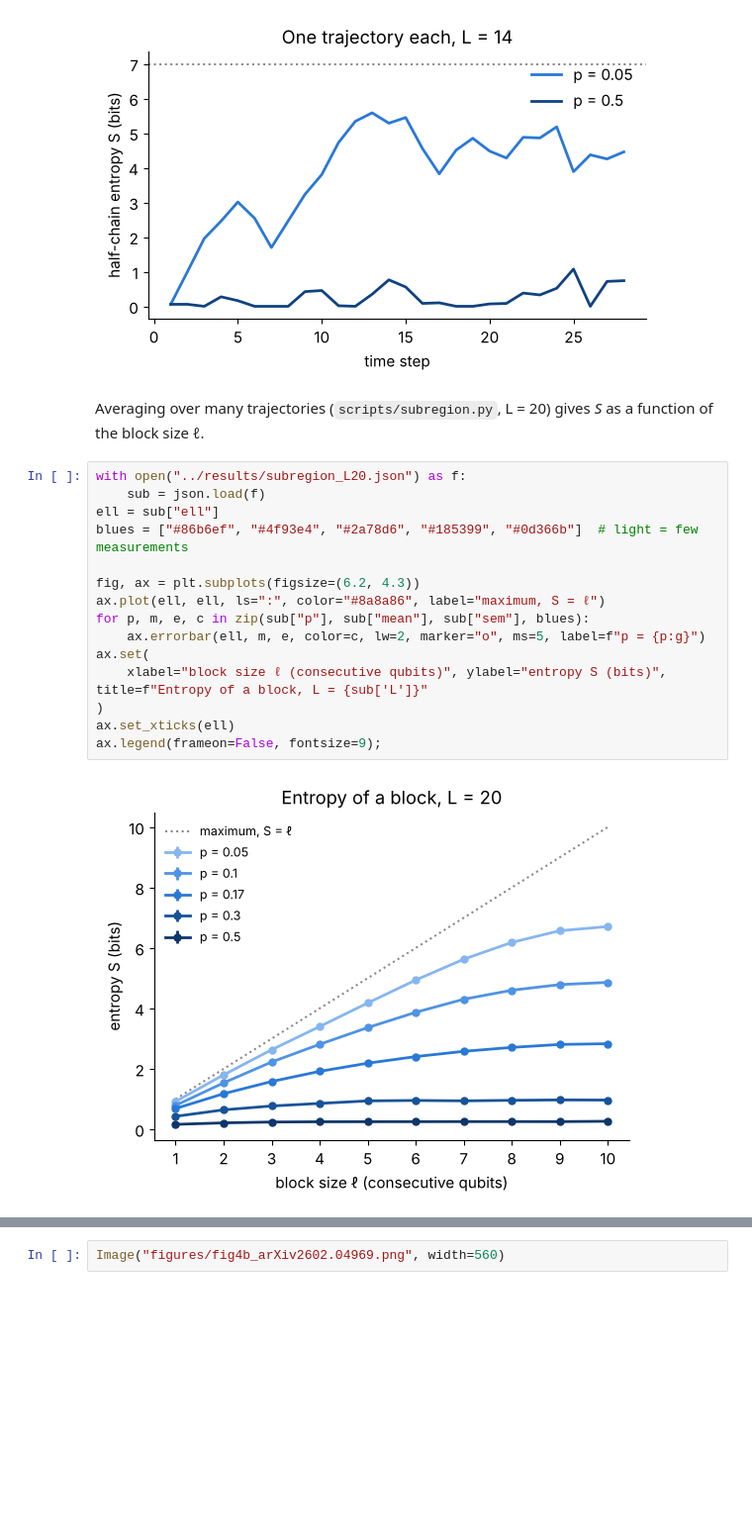
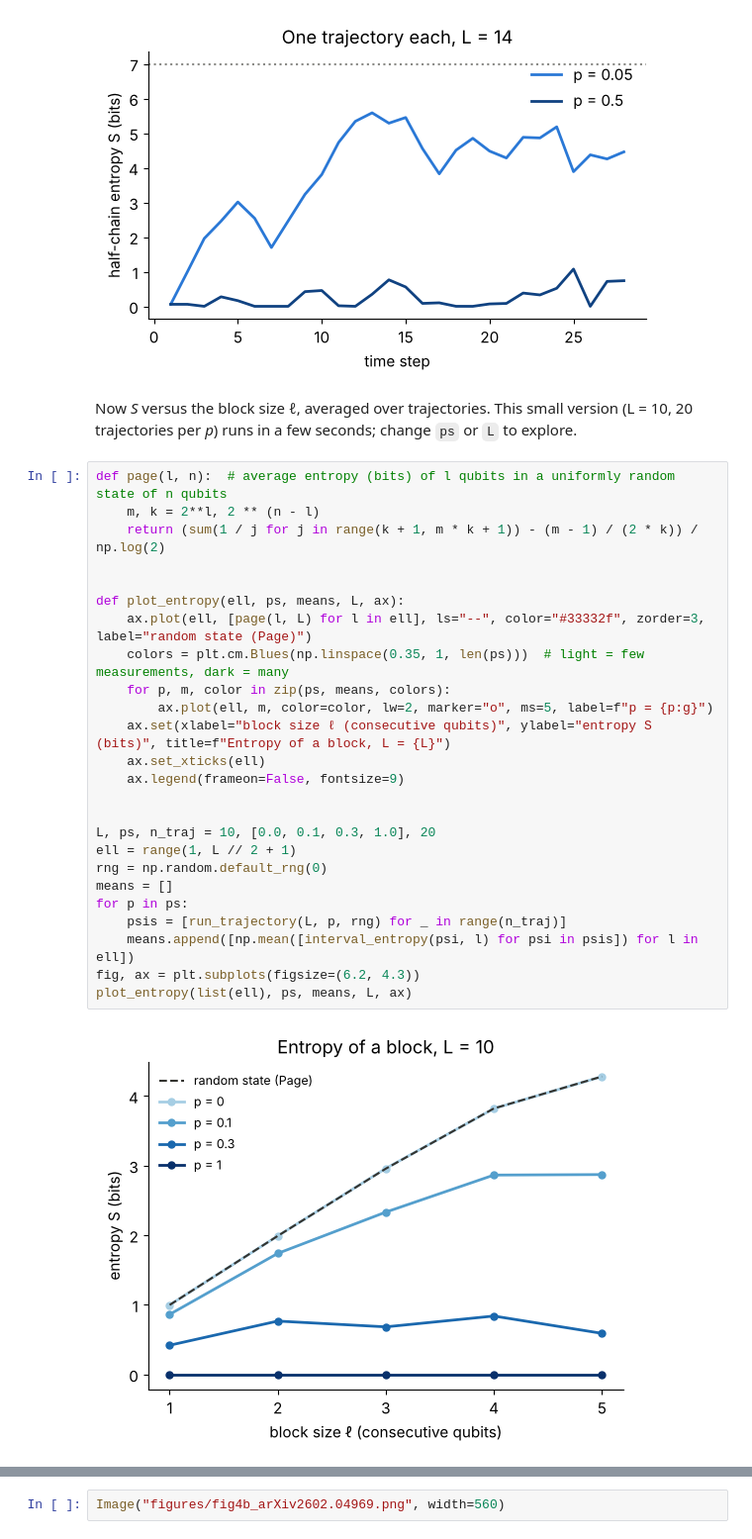
Before and after one commit to liukeLyu/mipt-sim, a Jupyter notebook: examples/mipt_tour.ipynb, the cells around one changed output, grey strips where cells are left out. Shown at 99% size. Drawn from its saved outputs; the diff is of its cells as text; blank space fills up the shorter version.

```diff
--- a/examples/mipt_tour.ipynb
+++ b/examples/mipt_tour.ipynb
@@ -112,22 +82,32 @@ ax.set(xlabel="time step", ylabel="half-chain entropy S (bits)", title=f"One tra
 ax.legend(frameon=False);
 # %% [output]
 [figure]
-# %% [markdown]
-Averaging over many trajectories (`scripts/subregion.py`, L = 20) gives *S* as a function of the block size ℓ.
-# %%
-with open("../results/subregion_L20.json") as f:
-    sub = json.load(f)
-ell = sub["ell"]
-blues = ["#86b6ef", "#4f93e4", "#2a78d6", "#185399", "#0d366b"]  # light = few measurements
-
-fig, ax = plt.subplots(figsize=(6.2, 4.3))
-ax.plot(ell, ell, ls=":", color="#8a8a86", label="maximum, S = ℓ")
-for p, m, e, c in zip(sub["p"], sub["mean"], sub["sem"], blues):
-    ax.errorbar(ell, m, e, color=c, lw=2, marker="o", ms=5, label=f"p = {p:g}")
-ax.set(
-    xlabel="block size ℓ (consecutive qubits)", ylabel="entropy S (bits)", title=f"Entropy of a block, L = {sub['L']}"
-)
-ax.set_xticks(ell)
-ax.legend(frameon=False, fontsize=9);
-# %% [output]
-[figure, removed]
+# %% [markdown]
+Now *S* versus the block size ℓ, averaged over trajectories. This small version (L = 10, 20 trajectories per *p*) runs in a few seconds; change `ps` or `L` to explore.
+# %%
+def page(l, n):  # average entropy (bits) of l qubits in a uniformly random state of n qubits
+    m, k = 2**l, 2 ** (n - l)
+    return (sum(1 / j for j in range(k + 1, m * k + 1)) - (m - 1) / (2 * k)) / np.log(2)
+
+
+def plot_entropy(ell, ps, means, L, ax):
+    ax.plot(ell, [page(l, L) for l in ell], ls="--", color="#33332f", zorder=3, label="random state (Page)")
+    colors = plt.cm.Blues(np.linspace(0.35, 1, len(ps)))  # light = few measurements, dark = many
+    for p, m, color in zip(ps, means, colors):
+        ax.plot(ell, m, color=color, lw=2, marker="o", ms=5, label=f"p = {p:g}")
+    ax.set(xlabel="block size ℓ (consecutive qubits)", ylabel="entropy S (bits)", title=f"Entropy of a block, L = {L}")
+    ax.set_xticks(ell)
+    ax.legend(frameon=False, fontsize=9)
+
+
+L, ps, n_traj = 10, [0.0, 0.1, 0.3, 1.0], 20
+ell = range(1, L // 2 + 1)
+rng = np.random.default_rng(0)
+means = []
+for p in ps:
+    psis = [run_trajectory(L, p, rng) for _ in range(n_traj)]
+    means.append([np.mean([interval_entropy(psi, l) for psi in psis]) for l in ell])
+fig, ax = plt.subplots(figsize=(6.2, 4.3))
+plot_entropy(list(ell), ps, means, L, ax)
+# %% [output]
+[figure, added]
```
Also changed, not shown: parts of 17 cells of this notebook.
